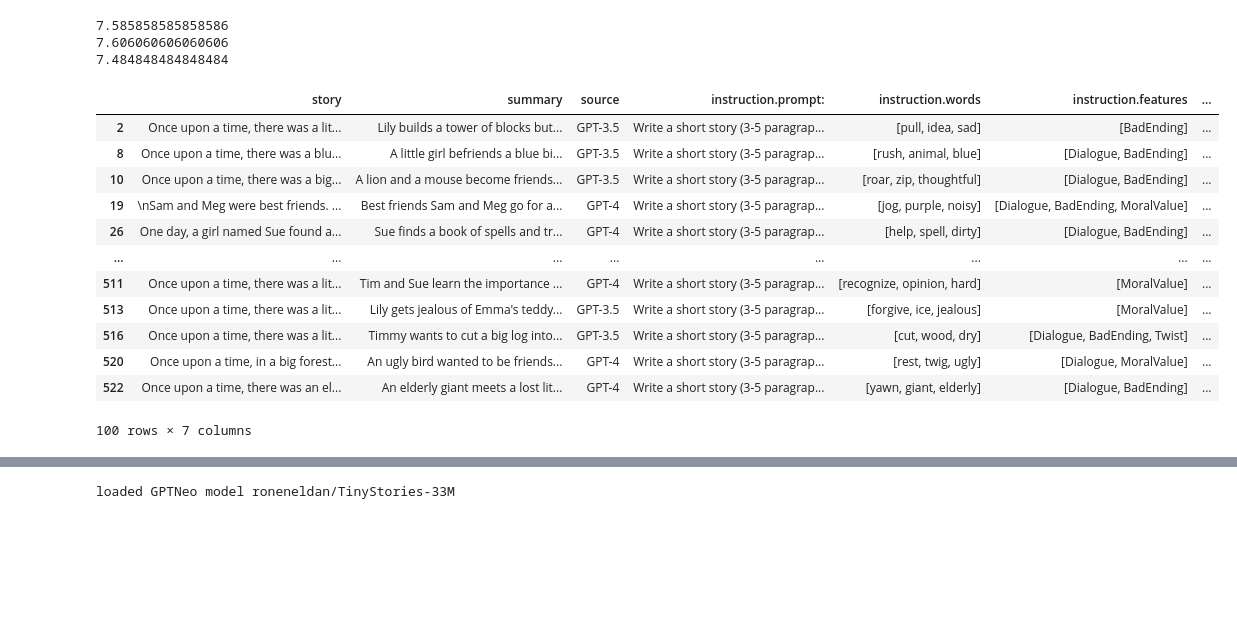
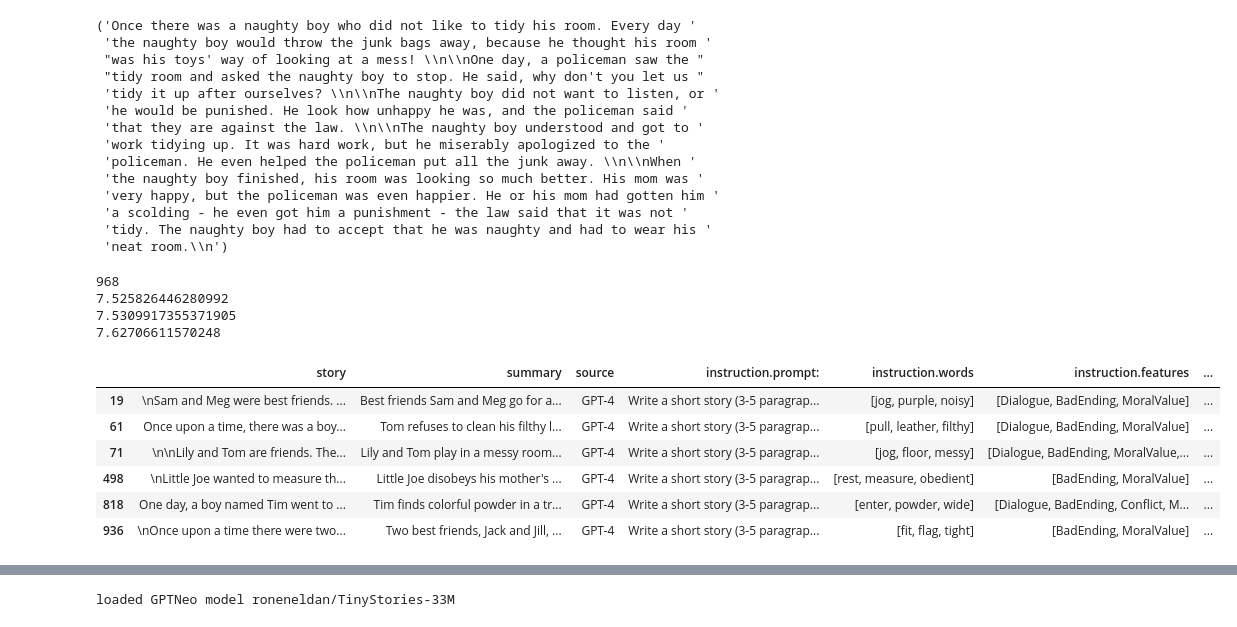
Before and after one commit to nathankim7/ctg-intervention, a Jupyter notebook: scratch.ipynb, the cells around one changed output, grey strips where cells are left out. Saved outputs shown, nothing was run; the diff lists cells and outputs as text; code cells hidden in the pictures; blank space fills up the shorter version.

```diff
--- a/scratch.ipynb
+++ b/scratch.ipynb
@@ -28,29 +29,42 @@ df.head(100)
 100 rows × 7 columns
+# %%
+pprint(df['story'][23])
+# %% [output]
+('Once there was a naughty boy who did not like to tidy his room. Every day '
+ 'the naughty boy would throw the junk bags away, because he thought his room '
+ "was his toys' way of looking at a mess! \\n\\nOne day, a policeman saw the "
+ "tidy room and asked the naughty boy to stop. He said, why don't you let us "
+ 'tidy it up after ourselves? \\n\\nThe naughty boy did not want to listen, or '
+ 'he would be punished. He look how unhappy he was, and the policeman said '
+ 'that they are against the law. \\n\\nThe naughty boy understood and got to '
+ 'work tidying up. It was hard work, but he miserably apologized to the '
+ 'policeman. He even helped the policeman put all the junk away. \\n\\nWhen '
+ 'the naughty boy finished, his room was looking so much better. His mom was '
+ 'very happy, but the policeman was even happier. He or his mom had gotten him '
+ 'a scolding - he even got him a punishment - the law said that it was not '
+ 'tidy. The naughty boy had to accept that he was naughty and had to wear his '
+ 'neat room.\\n')
 # %%
 dataset = load_dataset("parquet", data_files="TinyStories5.parquet")['train']
 ts_df = pd.DataFrame(dataset[:1000])
 # %%
-moral_filter = ts_df['instruction.features'].apply(lambda x: 'BadEnding' in x or 'MoralValue' in x)
-print(df[moral_filter]['consistency'].mean())
-print(df[moral_filter]['grammar'].mean())
-print(df[moral_filter]['creativity'].mean())
+# moral_filter = ts_df['instruction.features'].apply(lambda x: x == ['BadEnding'] or x == ['MoralValue'])
+print(len(df))
+print(df['consistency'].mean())
+print(df['grammar'].mean())
+print(df['creativity'].mean())
 # %% [output]
-7.585858585858586
-7.606060606060606
-7.484848484848484
+968
+7.525826446280992
+7.5309917355371905
+7.62706611570248
-# %%
-ts_df[moral_filter].head(100)
-# %% [output]
-|  | story | summary | source | instruction.prompt: | instruction.words | instruction.features | ... |
-| 2 | Once upon a time, there was a lit... | Lily builds a tower of blocks but... | GPT-3.5 | Write a short story (3-5 paragrap... | [pull, idea, sad] | [BadEnding] | ... |
-| 8 | Once upon a time, there was a blu... | A little girl befriends a blue bi... | GPT-3.5 | Write a short story (3-5 paragrap... | [rush, animal, blue] | [Dialogue, BadEnding] | ... |
-| 10 | Once upon a time, there was a big... | A lion and a mouse become friends... | GPT-3.5 | Write a short story (3-5 paragrap... | [roar, zip, thoughtful] | [Dialogue, BadEnding] | ... |
-| 19 | \nSam and Meg were best friends. ... | Best friends Sam and Meg go for a... | GPT-4 | Write a short story (3-5 paragrap... | [jog, purple, noisy] | [Dialogue, BadEnding, MoralValue] | ... |
-| 26 | One day, a girl named Sue found a... | Sue finds a book of spells and tr... | GPT-4 | Write a short story (3-5 paragrap... | [help, spell, dirty] | [Dialogue, BadEnding] | ... |
-| ... | ... | ... | ... | ... | ... | ... | ... |
-| 511 | Once upon a time, there was a lit... | Tim and Sue learn the importance ... | GPT-4 | Write a short story (3-5 paragrap... | [recognize, opinion, hard] | [MoralValue] | ... |
-| 513 | Once upon a time, there was a lit... | Lily gets jealous of Emma's teddy... | GPT-3.5 | Write a short story (3-5 paragrap... | [forgive, ice, jealous] | [MoralValue] | ... |
-| 516 | Once upon a time, there was a lit... | Timmy wants to cut a big log into... | GPT-3.5 | Write a short story (3-5 paragrap... | [cut, wood, dry] | [Dialogue, BadEnding, Twist] | ... |
-| 520 | Once upon a time, in a big forest... | An ugly bird wanted to be friends... | GPT-4 | Write a short story (3-5 paragrap... | [rest, twig, ugly] | [Dialogue, MoralValue] | ... |
-| 522 | Once upon a time, there was an el... | An elderly giant meets a lost lit... | GPT-4 | Write a short story (3-5 paragrap... | [yawn, giant, elderly] | [Dialogue, BadEnding] | ... |
-100 rows × 7 columns
+# %%
+ts_df[ts_df['instruction.features'].apply(lambda x: 'BadEnding' in x and 'MoralValue' in x)].head(100)
+# %% [output]
+|  | story | summary | source | instruction.prompt: | instruction.words | instruction.features | ... |
+| 19 | \nSam and Meg were best friends. ... | Best friends Sam and Meg go for a... | GPT-4 | Write a short story (3-5 paragrap... | [jog, purple, noisy] | [Dialogue, BadEnding, MoralValue] | ... |
+| 61 | Once upon a time, there was a boy... | Tom refuses to clean his filthy l... | GPT-4 | Write a short story (3-5 paragrap... | [pull, leather, filthy] | [Dialogue, BadEnding, MoralValue] | ... |
+| 71 | \n\nLily and Tom are friends. The... | Lily and Tom play in a messy room... | GPT-4 | Write a short story (3-5 paragrap... | [jog, floor, messy] | [Dialogue, BadEnding, MoralValue,... | ... |
+| 498 | \nLittle Joe wanted to measure th... | Little Joe disobeys his mother's ... | GPT-4 | Write a short story (3-5 paragrap... | [rest, measure, obedient] | [BadEnding, MoralValue] | ... |
+| 818 | One day, a boy named Tim went to ... | Tim finds colorful powder in a tr... | GPT-4 | Write a short story (3-5 paragrap... | [enter, powder, wide] | [Dialogue, BadEnding, Conflict, M... | ... |
+| 936 | \nOnce upon a time there were two... | Two best friends, Jack and Jill, ... | GPT-4 | Write a short story (3-5 paragrap... | [fit, flag, tight] | [BadEnding, MoralValue] | ... |
```
Also changed, not shown: parts of 13 cells of this notebook, 8 other files.
